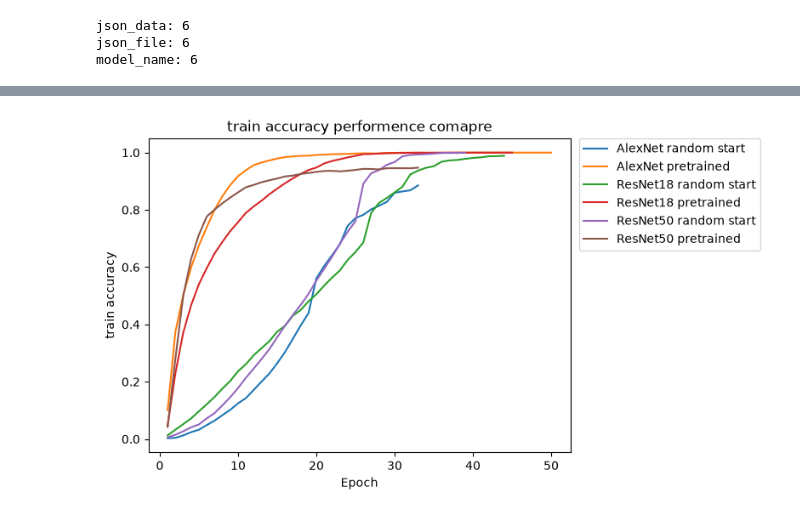
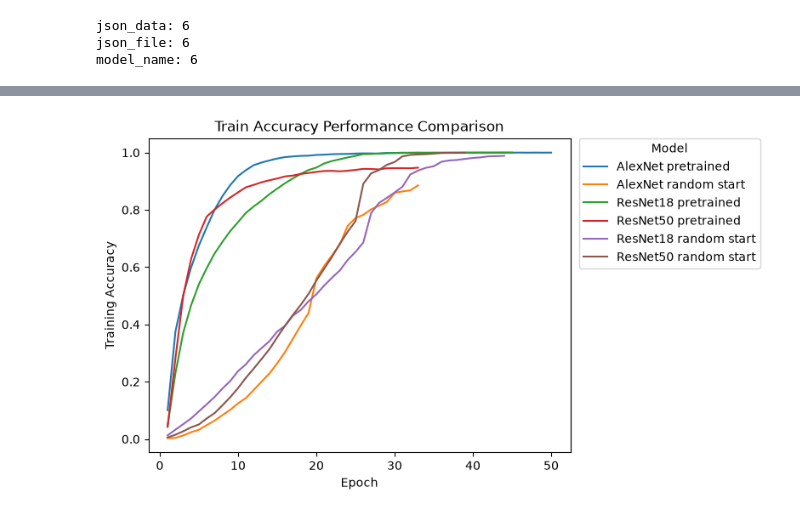
Before and after one commit to NelumboAI/COMP9517GROUP_SUBJECT, a Jupyter notebook: src/performanceCompare/resnet_graph.ipynb, the cells around one changed output, grey strips where cells are left out. Drawn from its saved outputs; the diff is of its cells as text; code cells hidden in the pictures.

```diff
--- a/src/performanceCompare/resnet_graph.ipynb
+++ b/src/performanceCompare/resnet_graph.ipynb
@@ -109,26 +110,28 @@ plt.show()
 # %%
 # train acc
 
 for dt in range(len(json_data)):
     plt.plot(json_data[dt]['epoch'], json_data[dt]['train_accuracy'], label=model_name[json_file[dt].name], linestyle="-")
 
 
 # # Add a legend, labels, and show the plot
 plt.legend(
+    title="Model",
     loc="upper left",
     bbox_to_anchor=(1.02, 1),
     borderaxespad=0
 )
 plt.xlabel("Epoch")
-plt.ylabel("train accuracy")
-plt.title("train accuracy performence comapre")
+plt.ylabel("Training Accuracy")
+plt.title("Train Accuracy Performance Comparison")
+plt.savefig("./training_acc_compare.jpg", dpi=300, bbox_inches='tight')
 plt.show()
 
 
 
 # https://stackoverflow.com/questions/16006572/plotting-different-colors-in-matplotlib
 # %% [output]
-[figure, old version]
+[figure, new version]
 # %%
 # val loss
 
```
Also changed, not shown: parts of 7 cells of this notebook, 5 other files.
